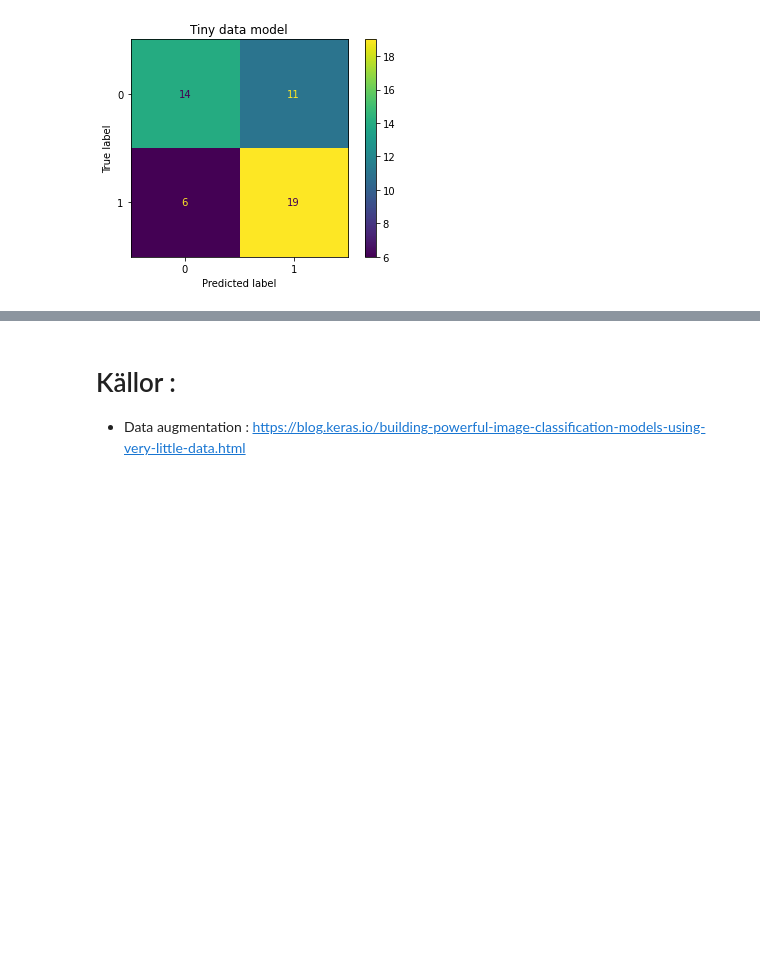
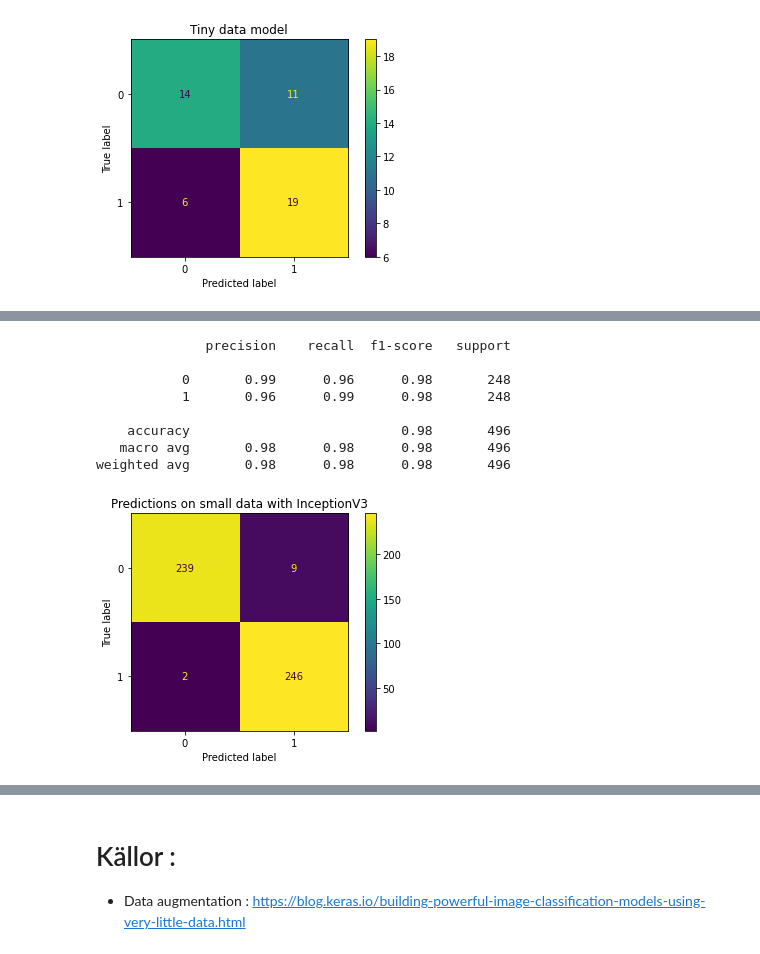
Before and after one commit to SamiFatmi/Deep-Learning-SAMI-FATMI, a Jupyter notebook: Lab/lab.ipynb, the cells around one changed output, grey strips where cells are left out. Cells and saved outputs as stored; diff of their text form; code cells hidden in the pictures; blank space fills up the shorter version.

```diff
--- a/Lab/lab.ipynb
+++ b/Lab/lab.ipynb
@@ -1215,0 +1217,11 @@ weighted avg       0.67      0.66      0.66        50
+# %%
+from tensorflow.keras.applications import InceptionV3
+from tensorflow.keras.models import Sequential
+from tensorflow.keras.layers import Dense, Flatten, Dropout
+from tensorflow.keras.layers import GlobalAveragePooling2D
+
+# download and show summary of InceptionV3 model with our input shape
+TL_model = InceptionV3( weights = "imagenet",
+                        include_top = False,
+                        input_shape = (200,200,3))
+TL_model.summary()
@@ -1215,0 +1285,10 @@ weighted avg       0.67      0.66      0.66        50
+# %%
+#train on small data
+
+#get right data from our data dictionary
+X_train,y_train = scaled_data_dict["small_train"]
+X_val,y_val = scaled_data_dict["small_val"]
+
+#train
+early_stopper = EarlyStopping(monitor = "val_loss", mode = "min", patience = 5) #early stopping callback
+model.fit(X_train,y_train, epochs = 20, validation_data = (X_val,y_val), callbacks=early_stopper) #train
@@ -1215,0 +1317,27 @@ weighted avg       0.67      0.66      0.66        50
+# %%
+#evaluate model on test data
+
+#get test data from data dictionary
+X_test,y_test = scaled_data_dict["small_test"]
+
+# get prediction probabilities and turn them into labels
+y_pred_prob = model.predict(X_test)
+y_pred = [ 0 if probab<0.5 else 1 for probab in y_pred_prob]
+
+#classification report and confusion matrix
+print(classification_report(y_test,y_pred))
+
+cm = confusion_matrix(y_test,y_pred)
+ConfusionMatrixDisplay(cm).plot()
+plt.title("Predictions on small data with InceptionV3")
+plt.show()
+# %% [output]
+              precision    recall  f1-score   support
+
+           0       0.99      0.96      0.98       248
+           1       0.96      0.99      0.98       248
+
+    accuracy                           0.98       496
+   macro avg       0.98      0.98      0.98       496
+weighted avg       0.98      0.98      0.98       496
+[figure, added]
```
Also changed, not shown: parts of 8 cells of this notebook.
